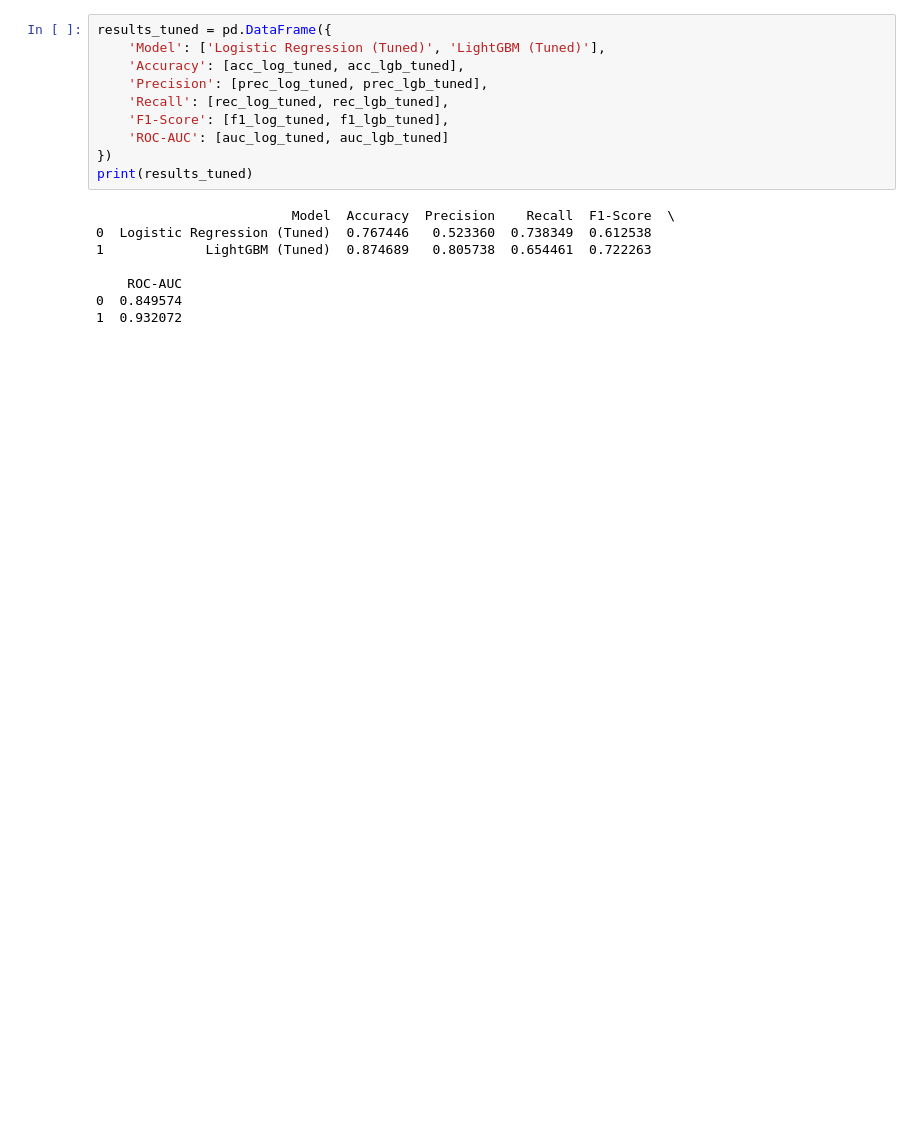
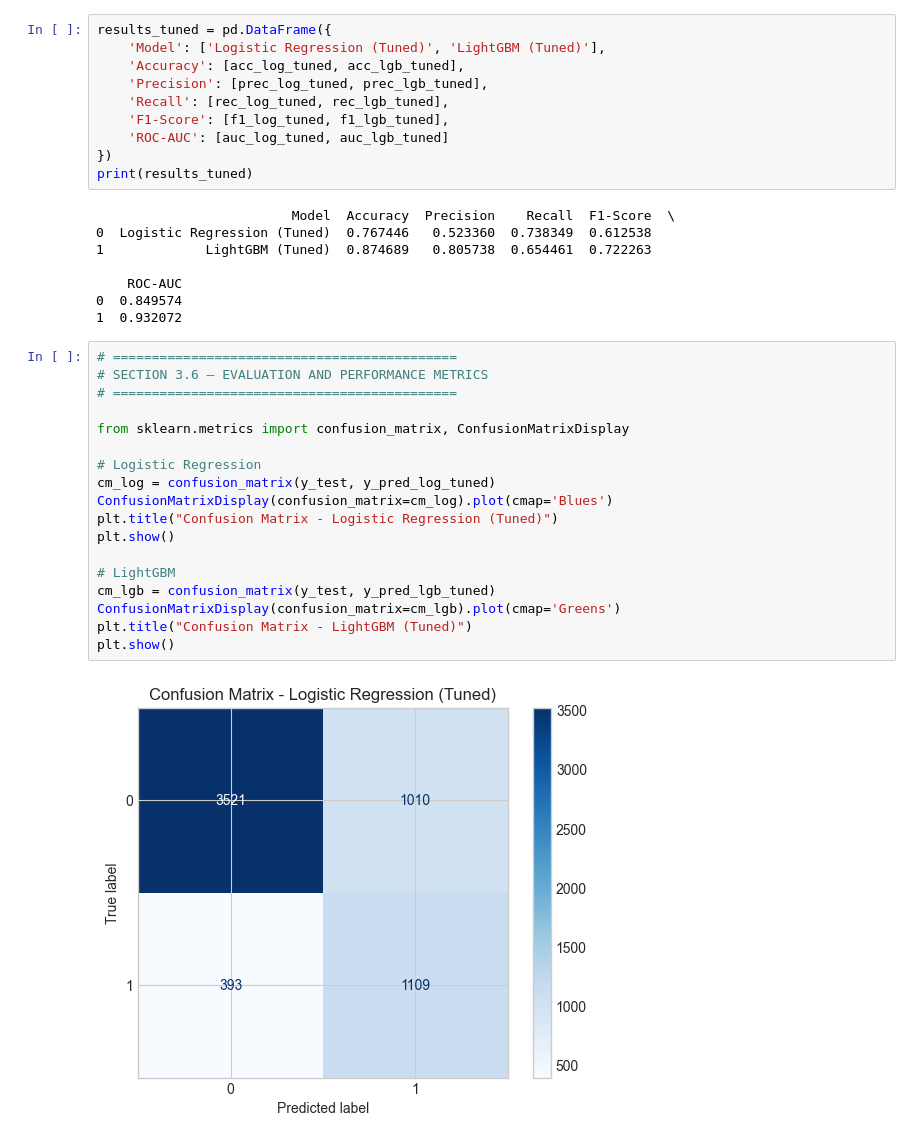
Before and after one commit to poohbae/MachineLearning, a Jupyter notebook: Classification.ipynb, the cells around one changed output. Drawn from its saved outputs; the diff is of its cells as text; blank space fills up the shorter version.

```diff
--- a/Classification.ipynb
+++ b/Classification.ipynb
@@ -520,3 +520,23 @@ print(results_tuned)
     ROC-AUC
 0  0.849574
 1  0.932072
+# %%
+# ============================================
+# SECTION 3.6 – EVALUATION AND PERFORMANCE METRICS
+# ============================================
+
+from sklearn.metrics import confusion_matrix, ConfusionMatrixDisplay
+
+# Logistic Regression
+cm_log = confusion_matrix(y_test, y_pred_log_tuned)
+ConfusionMatrixDisplay(confusion_matrix=cm_log).plot(cmap='Blues')
+plt.title("Confusion Matrix - Logistic Regression (Tuned)")
+plt.show()
+
+# LightGBM
+cm_lgb = confusion_matrix(y_test, y_pred_lgb_tuned)
+ConfusionMatrixDisplay(confusion_matrix=cm_lgb).plot(cmap='Greens')
+plt.title("Confusion Matrix - LightGBM (Tuned)")
+plt.show()
+# %% [output]
+[figure, added]
```
Also changed, not shown: parts of 11 cells of this notebook, 1 other file.
